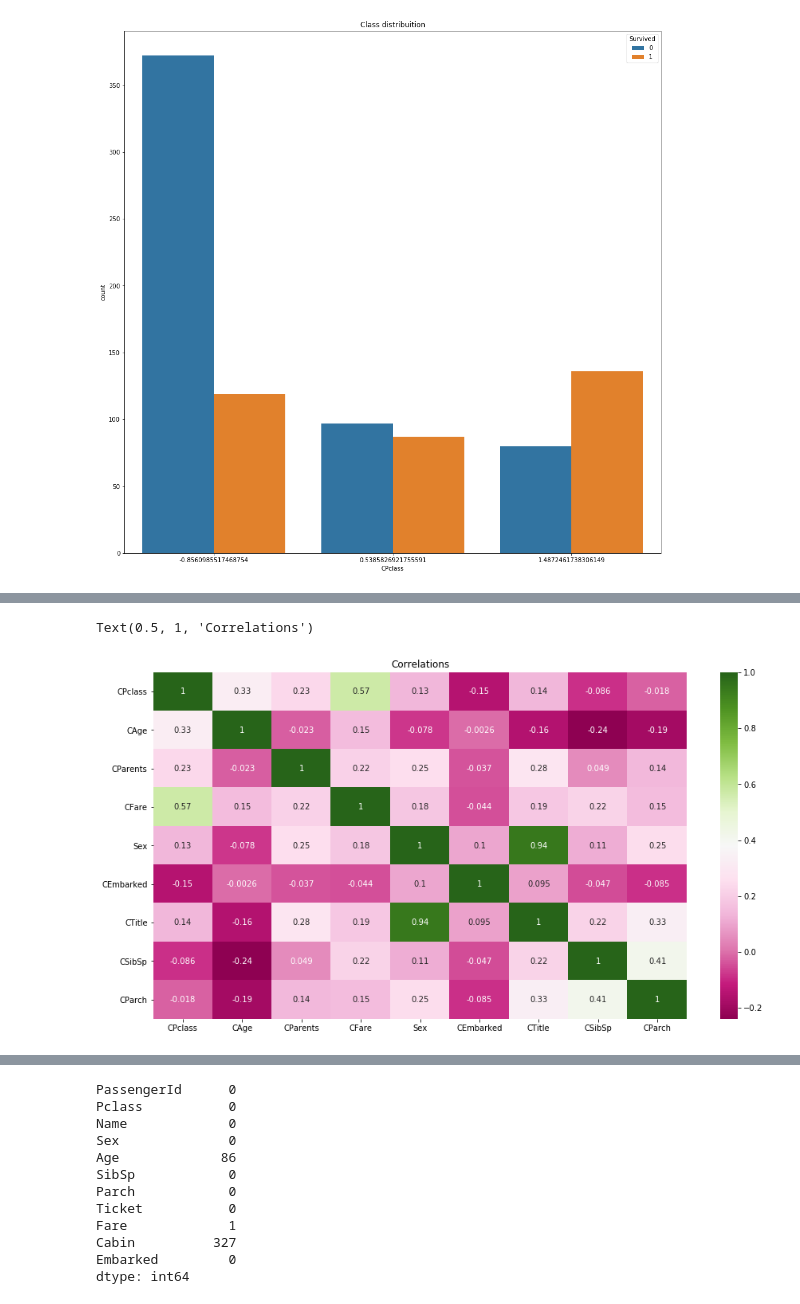
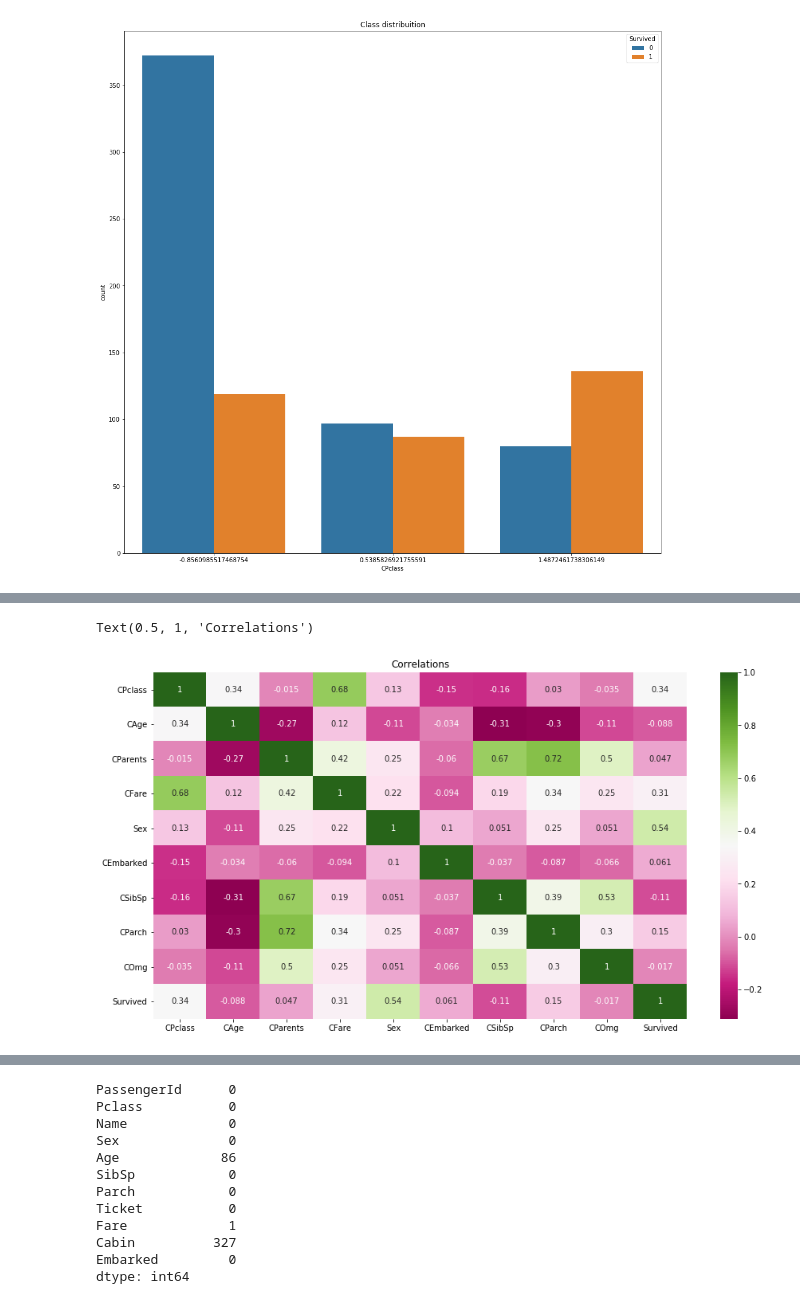
Before and after one commit to integr8/ml-titanic, a Jupyter notebook: titanic-arrumado.ipynb, the cells around one changed output, grey strips where cells are left out. Drawn from its saved outputs; the diff is of its cells as text; code cells hidden in the pictures.

```diff
--- a/titanic-arrumado.ipynb
+++ b/titanic-arrumado.ipynb
@@ -212,8 +360,0 @@ train_data['Parents'] = train_data['Parch'] + train_data['SibSp']
-# %%
-class_distribuition(train_data, 'SibSp')
-sibsp_scaller = StandardScaler()
-# fare_scaller.fit_transform(train_data['Fare'], train_data['Survived'])
-# fares = train_data['Fare'].values.reshape(-1,1);
-train_data['CSibSp'] = sibsp_scaller.fit_transform(train_data['SibSp'].values.reshape(-1,1), train_data['Survived'])
-# age_scaller = StandardScaler()
-# train_data['CAge'] = age_scaller.fit_transform(train_data['Age'].values.reshape(-1,1), train_data['Survived'])
@@ -222,4 +360,0 @@ train_data['CSibSp'] = sibsp_scaller.fit_transform(train_data['SibSp'].values.re
-# %%
-class_distribuition(train_data, 'Parch')
-parch_scaller = StandardScaler()
-train_data['CParch'] = parch_scaller.fit_transform(train_data['Parch'].values.reshape(-1,1), train_data['Survived'])
@@ -228,13 +365,22 @@ train_data['CParch'] = parch_scaller.fit_transform(train_data['Parch'].values.re
 # %%
 class_distribuition(train_data, 'Parents')
+# parent_mapping = {
+#     0: 0.303538,
+#     1: 0.562738, 2: 0.562738,
+#     3: 0.545455, 4: 0.545455,
+#     5: 0.148936, 6: 0.148936, 7: 0.148936, 8: 0.148936, 9: 0.148936, 10: 0.148936, 11: 0.148936, 12: 0.148936
+# }
 parent_mapping = {
     0: 0.303538,
-    1: 0.562738, 2: 0.562738,
-    3: 0.545455, 4: 0.545455,
-    5: 0.148936, 6: 0.148936, 7: 0.148936, 8: 0.148936, 9: 0.148936, 10: 0.148936, 11: 0.148936, 12: 0.148936
+    1: 0.161290,
+    2: 0.578767
 }
+kmeans_parent = KMeans(n_clusters=3, random_state=0).fit(train_data.Parents.values.reshape(train_data.Parents.values.size, 1))
+def transform_parent(val):
+    return kmeans_parent.predict([[val]])[0]
+train_data['CGParents'] = train_data['Parents'].map(transform_parent)
 
-train_data['CParents'] = train_data['Parents'].map(parent_mapping)
+train_data['CParents'] = train_data['CGParents'].map(parent_mapping)
 
 parent_scaller = StandardScaler()
 train_data['CParents'] = parent_scaller.fit_transform(train_data['CParents'].values.reshape(-1,1), train_data['Survived'])
@@ -277,11 +434,12 @@ class_distribuition(train_data, 'CPclass')
 # %%
 y = train_data['Survived']
-features = ['CPclass', 'CAge', 'CParents', 'CFare', 'Sex', 'CEmbarked', 'CTitle', 'CSibSp', 'CParch']
+features = ['CPclass', 'CAge', 'CParents', 'CFare', 'Sex', 'CEmbarked', 'CSibSp', 'CParch', 'CTitle', 'COmg']
+analyse = train_data[['CPclass', 'CAge', 'CParents', 'CFare', 'Sex', 'CEmbarked', 'CSibSp', 'CParch','COmg', 'Survived']]
 X = train_data[features]
 # %%
 plt.subplots(figsize=[15, 8])
-sns.heatmap(train_data[features].corr(), annot=True, cmap='PiYG')
+sns.heatmap(analyse.corr(), annot=True, cmap='PiYG')
 plt.title('Correlations')
 # %% [output]
 Text(0.5, 1, 'Correlations')
-[figure, old version]
+[figure, new version]
```
Also changed, not shown: parts of 59 cells of this notebook, 9 other files.
